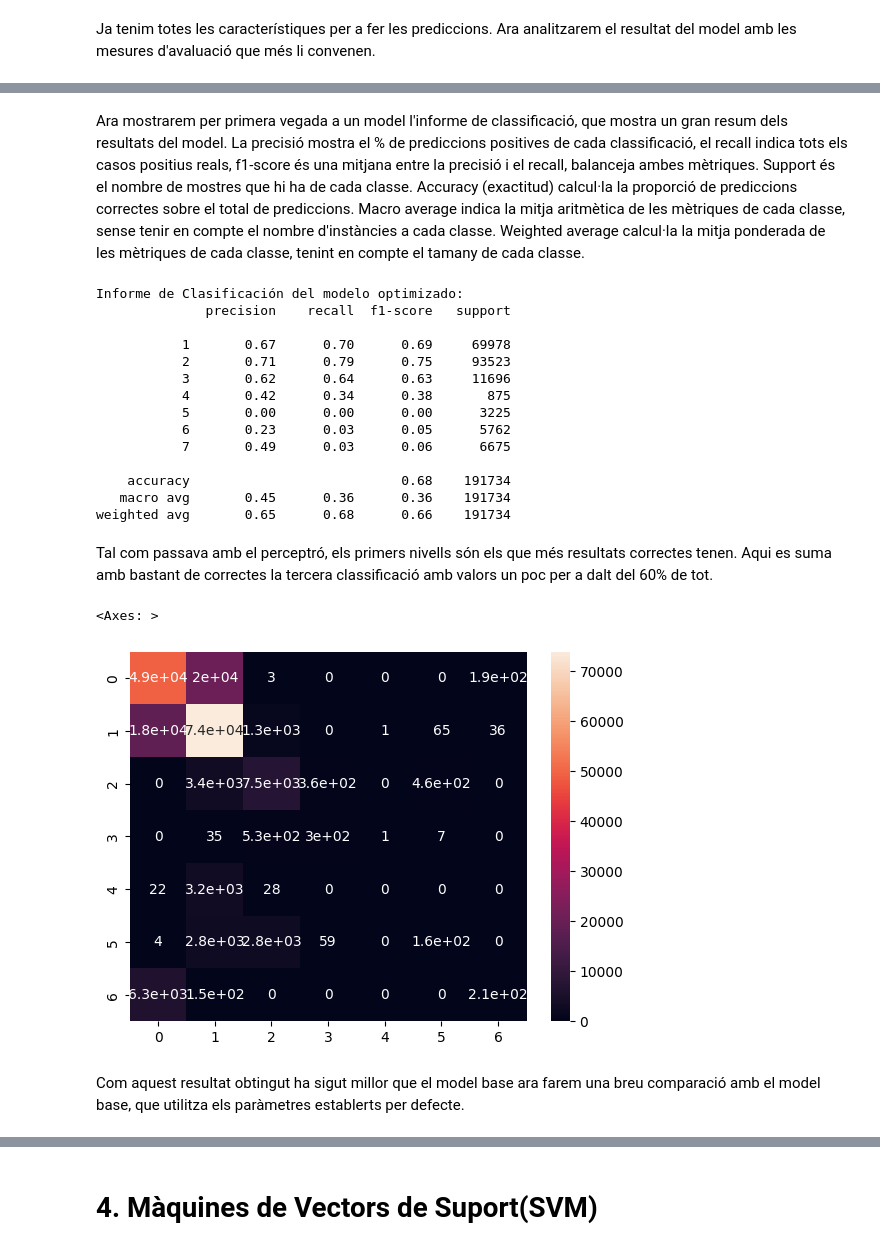
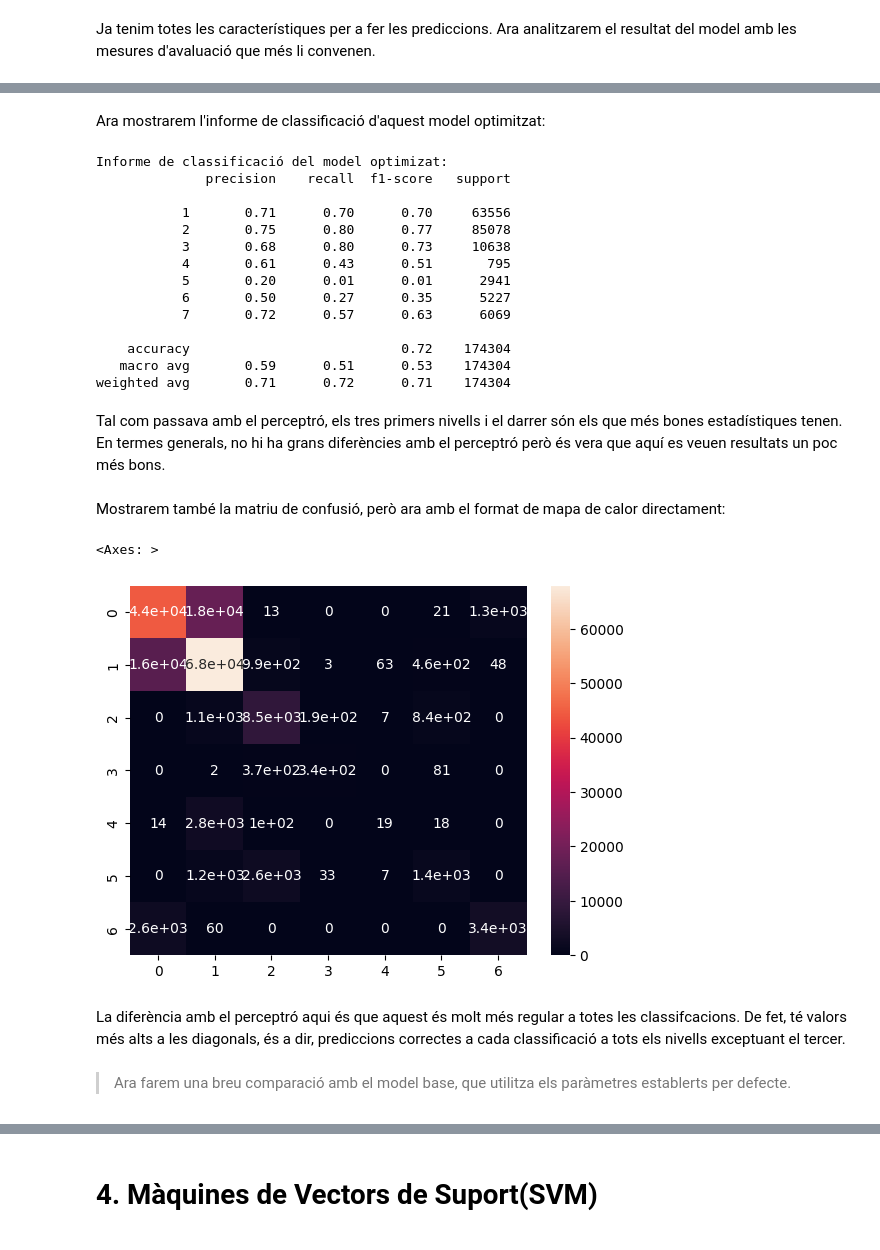
Before and after one commit to Ti-trit/Practicas_IA, a Jupyter notebook: Practica3-IA/practica3.ipynb, the cells around one changed output, grey strips where cells are left out. Saved outputs shown, nothing was run; the diff lists cells and outputs as text; code cells hidden in the pictures.

```diff
--- a/Practica3-IA/practica3.ipynb
+++ b/Practica3-IA/practica3.ipynb
@@ -241,3 +355,3 @@ Hem de dividir el conjunt de dades en entrenament i prova. Utilitzaré un percen
 # %%
-X_train, X_test, y_train, y_test = train_test_split(X, y, test_size=0.33, random_state=42)
+X_train, X_test, y_train, y_test = train_test_split(X_escalat, y_escalat, test_size=0.3, random_state=42)
 # %% [markdown]
@@ -318,12 +521,14 @@ Per fer-ho, emplearem un dels paràmetres més importants de la regressió logí
 # %%
 param_logregr = {
-    'C': [0.01, 0.1, 1, 10],
+    'solver': ['lbfgs', 'liblinear','saga']
 }
 
 grid_search = GridSearchCV(
-    LogisticRegression(max_iter = 1000, random_state=42),
+    LogisticRegression(random_state=42, max_iter=500),
     param_grid=param_logregr,
     cv=5,
     scoring='accuracy',
     n_jobs=-1
 )
+
+grid_search.fit(X_train, y_train)
@@ -350,0 +543,14 @@ best_logregr = grid_search.best_estimator_
+# %%
+param_logregr = {
+    'penalty': ['l2', None]
+}
+
+grid_search = GridSearchCV(
+    LogisticRegression(random_state=42, max_iter=500, solver='saga'),
+    param_grid=param_logregr,
+    cv=5,
+    scoring='accuracy',
+    n_jobs=-1
+)
+
+grid_search.fit(X_train, y_train)
@@ -353,8 +567,10 @@ best_logregr = grid_search.best_estimator_
 # %% [markdown]
 Ja tenim totes les característiques per a fer les prediccions. Ara analitzarem el resultat del model amb les mesures d'avaluació que més li convenen.
 # %%
-y_pred = best_logregr.predict(X_test)
+best_logregr = grid_search.best_estimator_
 
-accuracy_logregr = accuracy_score(y_test, y_pred)
-print(f"Precisión del modelo optimizado: {accuracy_logregr:.4f}")
+y_pred_gs = best_logregr.predict(X_test)
+
+accuracy_gs = accuracy_score(y_test, y_pred_gs)
+print(f"Exactitud del model optimizat: {accuracy_gs:.4f}")
 # %% [output]
@@ -364,32 +580,36 @@ La precisió obtinguda és del 68,49%. És a dir, un 68,5% aproximadament de les
-# %% [markdown]
-Ara mostrarem per primera vegada a un model l'informe de classificació, que mostra un gran resum dels resultats del model. La precisió mostra el % de prediccions positives de cada classificació, el recall indica tots els casos positius reals, f1-score és una mitjana entre la precisió i el recall, balanceja ambes mètriques. Support és el nombre de mostres que hi ha de cada classe. Accuracy (exactitud) calcul·la la proporció de prediccions correctes sobre el total de prediccions. Macro average indica la mitja aritmètica de les mètriques de cada classe, sense tenir en compte el nombre d'instàncies a cada classe. Weighted average calcul·la la mitja ponderada de les mètriques de cada classe, tenint en compte el tamany de cada classe.
+# %% [markdown]
+Ara mostrarem l'informe de classificació d'aquest model optimitzat:
 # %%
-class_report_logregr = classification_report(y_test, y_pred)
-print("Informe de Clasificación del modelo optimizado:")
+class_report_logregr = classification_report(y_test, y_pred_gs)
+print("Informe de classificació del model optimizat:")
 print(class_report_logregr)
 # %% [output]
-Informe de Clasificación del modelo optimizado:
+Informe de classificació del model optimizat:
               precision    recall  f1-score   support
 
-           1       0.67      0.70      0.69     69978
-           2       0.71      0.79      0.75     93523
-           3       0.62      0.64      0.63     11696
-           4       0.42      0.34      0.38       875
-           5       0.00      0.00      0.00      3225
-           6       0.23      0.03      0.05      5762
-           7       0.49      0.03      0.06      6675
+           1       0.71      0.70      0.70     63556
+           2       0.75      0.80      0.77     85078
+           3       0.68      0.80      0.73     10638
+           4       0.61      0.43      0.51       795
+           5       0.20      0.01      0.01      2941
+           6       0.50      0.27      0.35      5227
+           7       0.72      0.57      0.63      6069
 
-    accuracy                           0.68    191734
-   macro avg       0.45      0.36      0.36    191734
-weighted avg       0.65      0.68      0.66    191734
+    accuracy                           0.72    174304
+   macro avg       0.59      0.51      0.53    174304
+weighted avg       0.71      0.72      0.71    174304
 # %% [markdown]
-Tal com passava amb el perceptró, els primers nivells són els que més resultats correctes tenen. Aqui es suma amb bastant de correctes la tercera classificació amb valors un poc per a dalt del 60% de tot.
+Tal com passava amb el perceptró, els tres primers nivells i el darrer són els que més bones estadístiques tenen. En termes generals, no hi ha grans diferències amb el perceptró però és vera que aquí es veuen resultats un poc més bons.
+# %% [markdown]
+Mostrarem també la matriu de confusió, però ara amb el format de mapa de calor directament:
 # %%
-conf_logregr = confusion_matrix(y_test, y_pred)
-sns.heatmap(conf_logregr, annot=True)
+conf_gs = confusion_matrix(y_test, y_pred_gs)
+sns.heatmap(conf_gs, annot=True)
 # %% [output]
 <Axes: >
-[figure, old version]
+[figure, new version]
+# %% [markdown]
+La diferència amb el perceptró aqui és que aquest és molt més regular a totes les classifcacions. De fet, té valors més alts a les diagonals, és a dir, prediccions correctes a cada classificació a tots els nivells exceptuant el tercer.
 # %% [markdown]
-Com aquest resultat obtingut ha sigut millor que el model base ara farem una breu comparació amb el model base, que utilitza els paràmetres establerts per defecte.
+>Ara farem una breu comparació amb el model base, que utilitza els paràmetres establerts per defecte.
 # %%
```
Also changed, not shown: parts of 218 cells of this notebook, 1 other file.
